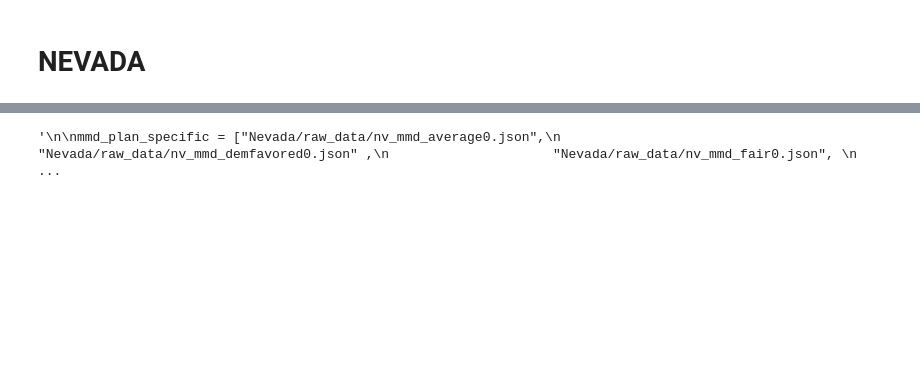
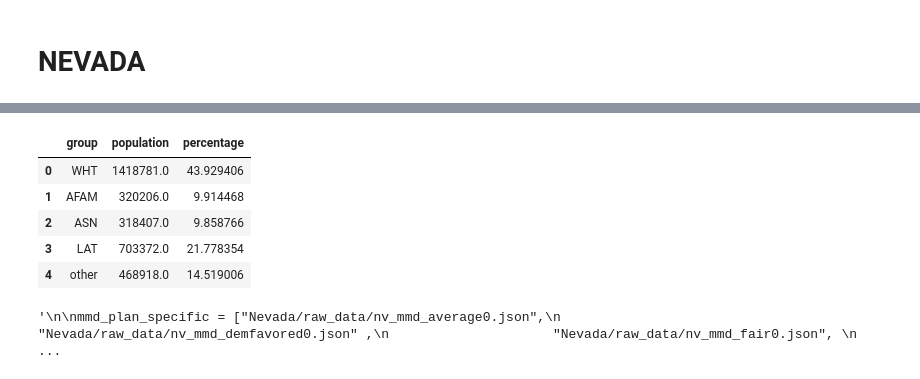
Before and after one commit to clark-fischer/truevoice, a Jupyter notebook: data_collection.ipynb, the cells around one changed output, grey strips where cells are left out. Drawn from its saved outputs; the diff is of its cells as text; code cells hidden in the pictures; blank space fills up the shorter version.

```diff
--- a/data_collection.ipynb
+++ b/data_collection.ipynb
@@ -698,9 +709,12 @@ shapefile['ASN'] = shapefile['ASN'].fillna(0)
 shapefile['AFAM'] = shapefile['AFAM'].fillna(0)
 shapefile['WHT'] = shapefile['WHT'].fillna(0)
 shapefile['HPAC'] = shapefile['HPAC'].fillna(0)
+shapefile['OTHR'] = shapefile['OTHR'].fillna(0)
+shapefile['LAT'] = shapefile['LAT'].fillna(0)
+shapefile['AIAN'] = shapefile['AIAN'].fillna(0)
 #smd data load
 smd_data = ["Nevada/raw_data/smd_random_district0.json", "Nevada/raw_data/NV_smd_random_district1.json", "Nevada/raw_data/NV_smd_random_district2.json","Nevada/raw_data/NV_smd_random_district3.json"]
-races = ["white", "black", "asian", "hispanic"]
+races = ["white", "black", "asian", "hispanic", "other"]
 
 nv_demographic_data = {
     "fips": "NV",
@@ -728,7 +742,8 @@ for ensemble_file_path in smd_data:
         collect_district_plan_demographic(smd_ensemble,shapefile ,nv_demographic_data)
         election_result_collection(smd_ensemble, nv_data)
 
-calculate_opportunity(nv_demographic_data, nv_data, 'black', 0.20)
+
+calculate_opportunity(nv_demographic_data, nv_data, 'hispanic', 0.20)
 
 
 
@@ -806,3 +854,19 @@ for plan_name, plan_data in zip(smd_interesting_plans,smd_interesting_plan_data)
+# %%
+
+shapefile['other'] = shapefile['AIAN'] + shapefile['HPAC'] + shapefile['OTHR']
+
+test_df = shapefile[['WHT', 'AFAM', 'ASN', 'LAT','other']].sum().reset_index()
+test_df.columns = ['group', 'population']
+total_population = test_df['population'].sum()
+test_df['percentage'] = test_df.apply(lambda x: x['population'] / total_population * 100, axis = 1)
+test_df
+# %% [output]
+|  | group | population | percentage |
+| 0 | WHT | 1418781.0 | 43.929406 |
+| 1 | AFAM | 320206.0 | 9.914468 |
+| 2 | ASN | 318407.0 | 9.858766 |
+| 3 | LAT | 703372.0 | 21.778354 |
+| 4 | other | 468918.0 | 14.519006 |
 # %%
 #MMD
 shp_path = 'Nevada/raw_data/nv_2020_final.shp'
```
Also changed, not shown: parts of 7 cells of this notebook, 10 other files.
